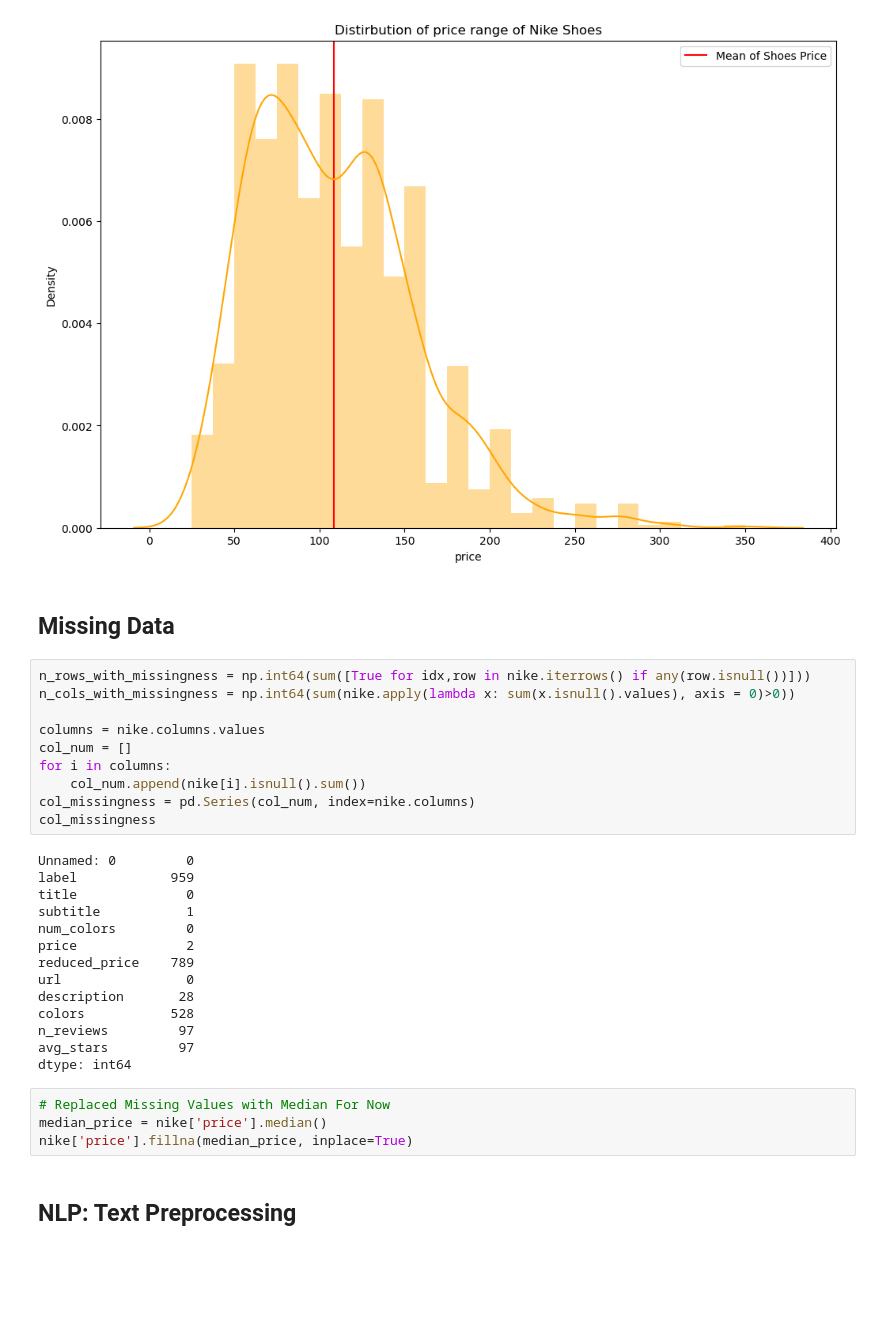
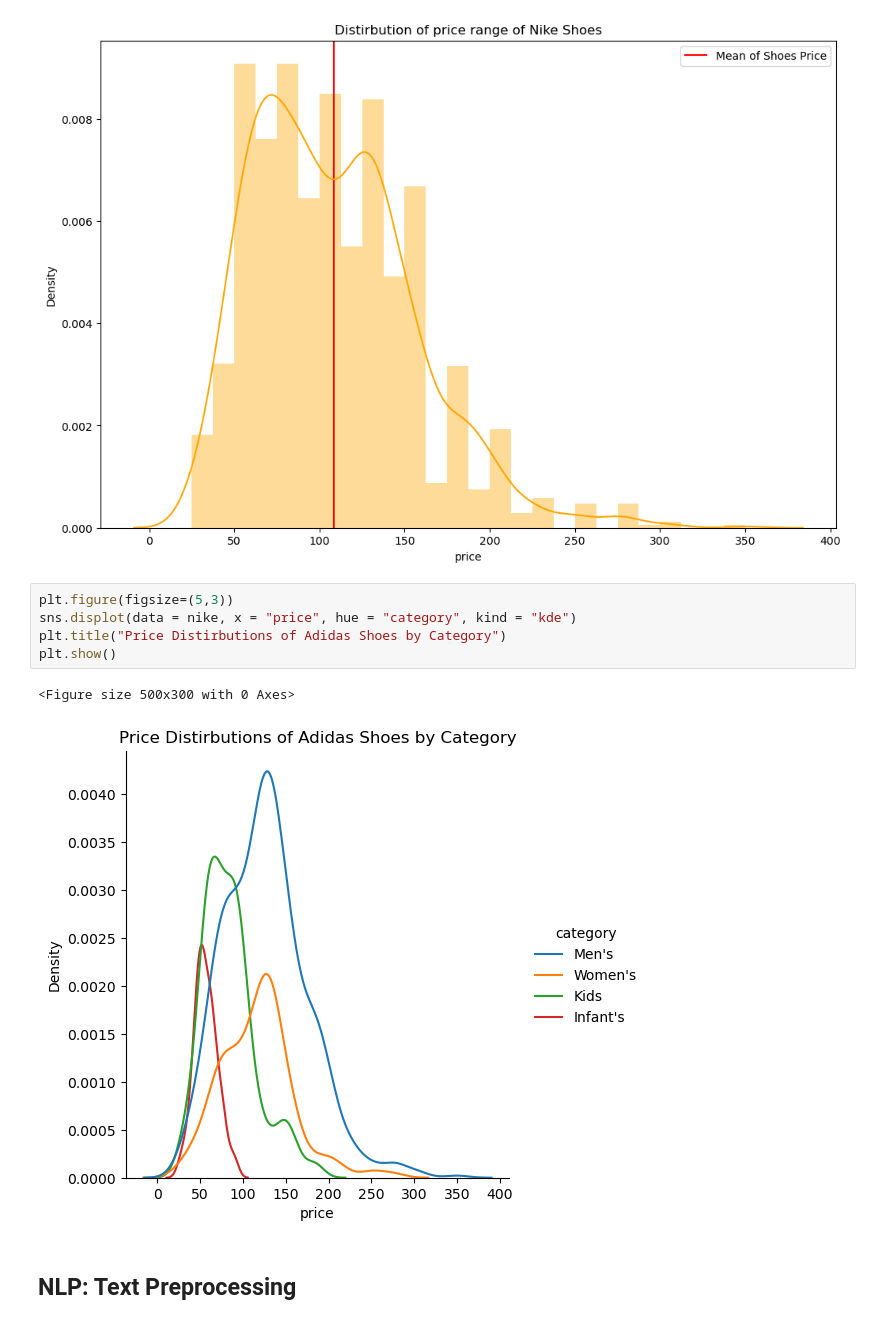
Before and after one commit to jasonkyungkim/nike_adidas_shoes, a Jupyter notebook: nike_eda.ipynb, the cells around one changed output. Cells and saved outputs as stored; diff of their text form; blank space fills up the shorter version.

```diff
--- a/nike_eda.ipynb
+++ b/nike_eda.ipynb
@@ -315,36 +327,14 @@ plt.legend()
 plt.show()
 # %% [output]
 [figure]
-# %% [markdown]
-## Missing Data
-# %%
-n_rows_with_missingness = np.int64(sum([True for idx,row in nike.iterrows() if any(row.isnull())]))
-n_cols_with_missingness = np.int64(sum(nike.apply(lambda x: sum(x.isnull().values), axis = 0)>0))
-
-columns = nike.columns.values
-col_num = []
-for i in columns:
-    col_num.append(nike[i].isnull().sum())
-col_missingness = pd.Series(col_num, index=nike.columns)
-col_missingness
-# %% [output]
-Unnamed: 0         0
-label            959
-title              0
-subtitle           1
-num_colors         0
-price              2
-reduced_price    789
-url                0
-description       28
-colors           528
-n_reviews         97
-avg_stars         97
-dtype: int64
-# %%
-# Replaced Missing Values with Median For Now
-median_price = nike['price'].median()
-nike['price'].fillna(median_price, inplace=True)
+# %%
+plt.figure(figsize=(5,3))
+sns.displot(data = nike, x = "price", hue = "category", kind = "kde")
+plt.title("Price Distirbutions of Adidas Shoes by Category")
+plt.show()
+# %% [output]
+<Figure size 500x300 with 0 Axes>
+[figure, added]
 # %% [markdown]
 ## NLP: Text Preprocessing
 # %% [markdown]
```
Also changed, not shown: parts of 4 cells of this notebook.
